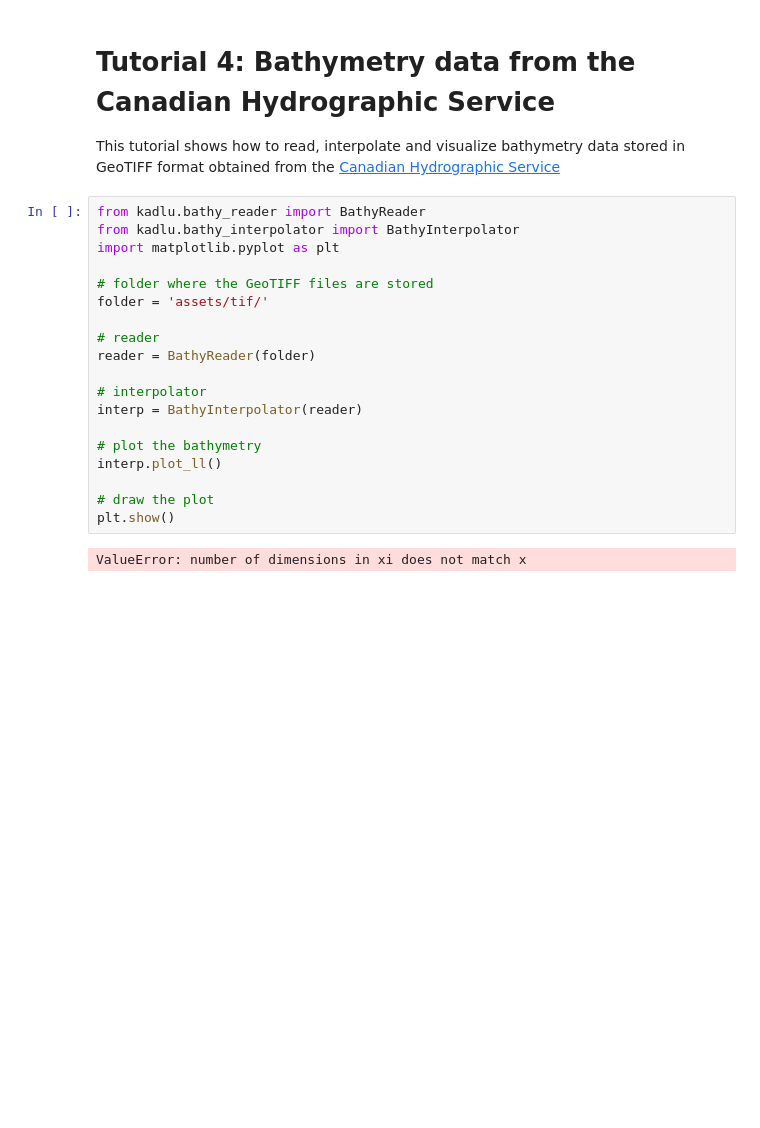
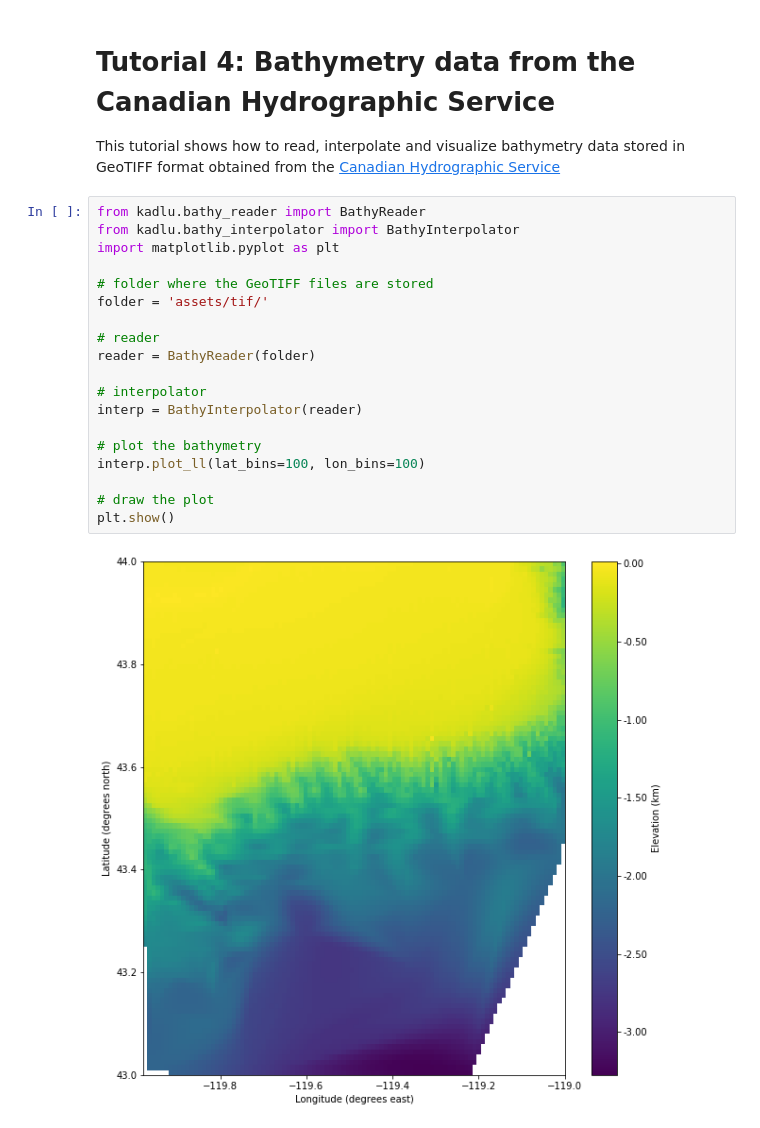
Before and after one commit to cxzhangqi/kadlu, a Jupyter notebook: docs/demo_notebooks/CHS.ipynb, the cells around one changed output. Cells and saved outputs as stored; diff of their text form; blank space fills up the shorter version.

```diff
--- a/docs/demo_notebooks/CHS.ipynb
+++ b/docs/demo_notebooks/CHS.ipynb
@@ -4,21 +4,21 @@ This tutorial shows how to read, interpolate and visualize bathymetry data store
 # %%
 from kadlu.bathy_reader import BathyReader
 from kadlu.bathy_interpolator import BathyInterpolator
 import matplotlib.pyplot as plt
 
 # folder where the GeoTIFF files are stored
 folder = 'assets/tif/'
 
 # reader
 reader = BathyReader(folder)
 
 # interpolator
 interp = BathyInterpolator(reader)
 
 # plot the bathymetry
-interp.plot_ll()
+interp.plot_ll(lat_bins=100, lon_bins=100)
 
 # draw the plot
 plt.show()
 # %% [output]
-ValueError: number of dimensions in xi does not match x
+[figure, added]
```
Also changed, not shown: 3 other files.
